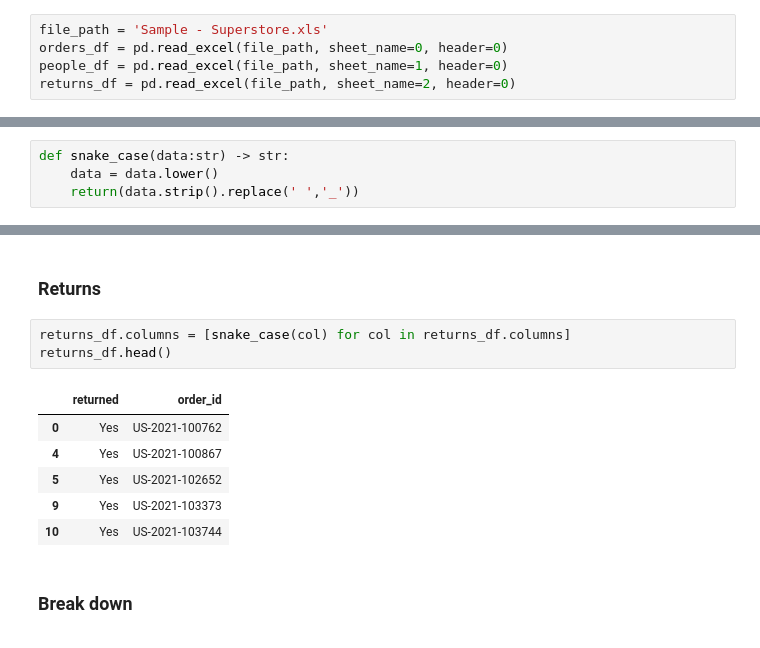
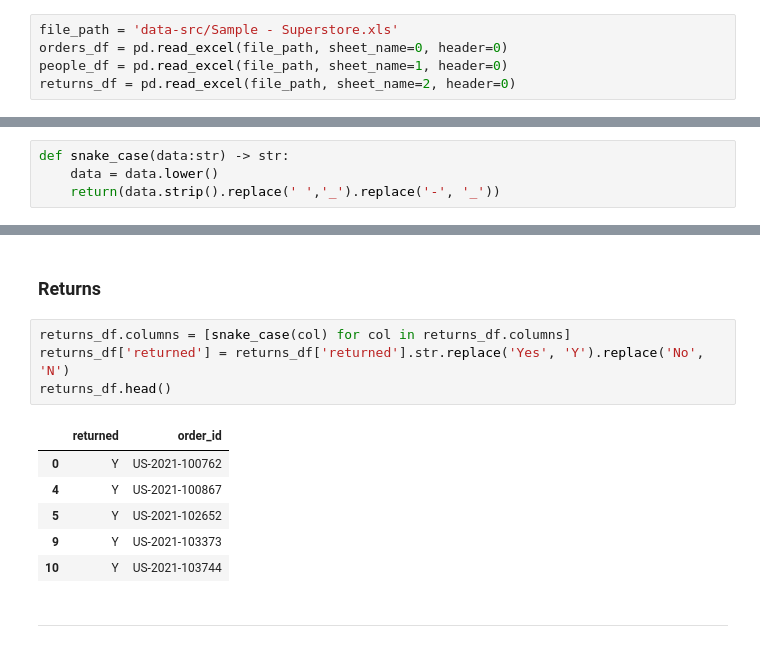
Before and after one commit to nacht29/Superstore-Analysis, a Jupyter notebook: Super_Store_Analysis.ipynb, the cells around one changed output, grey strips where cells are left out. Cells and saved outputs as stored; diff of their text form.

```diff
--- a/Super_Store_Analysis.ipynb
+++ b/Super_Store_Analysis.ipynb
@@ -20,5 +28,5 @@ warnings.filterwarnings('ignore')
 # %%
-file_path = 'Sample - Superstore.xls'
+file_path = 'data-src/Sample - Superstore.xls'
 orders_df = pd.read_excel(file_path, sheet_name=0, header=0)
 people_df = pd.read_excel(file_path, sheet_name=1, header=0)
 returns_df = pd.read_excel(file_path, sheet_name=2, header=0)
@@ -212,7 +220,7 @@ dtype: int64
 # %%
 def snake_case(data:str) -> str:
 	data = data.lower()
-	return(data.strip().replace(' ','_'))
+	return(data.strip().replace(' ','_').replace('-', '_'))
 # %% [markdown]
 ### Orders
 # %%
@@ -241,13 +249,14 @@ people_df.head()
 ### Returns
 # %%
 returns_df.columns = [snake_case(col) for col in returns_df.columns]
+returns_df['returned'] = returns_df['returned'].str.replace('Yes', 'Y').replace('No', 'N')
 returns_df.head()
 # %% [output]
 |  | returned | order_id |
-| 0 | Yes | US-2021-100762 |
-| 4 | Yes | US-2021-100867 |
-| 5 | Yes | US-2021-102652 |
-| 9 | Yes | US-2021-103373 |
-| 10 | Yes | US-2021-103744 |
+| 0 | Y | US-2021-100762 |
+| 4 | Y | US-2021-100867 |
+| 5 | Y | US-2021-102652 |
+| 9 | Y | US-2021-103373 |
+| 10 | Y | US-2021-103744 |
 # %% [markdown]
-### **Break down**
+---
```
Also changed, not shown: parts of 12 cells of this notebook, 2 other files.
